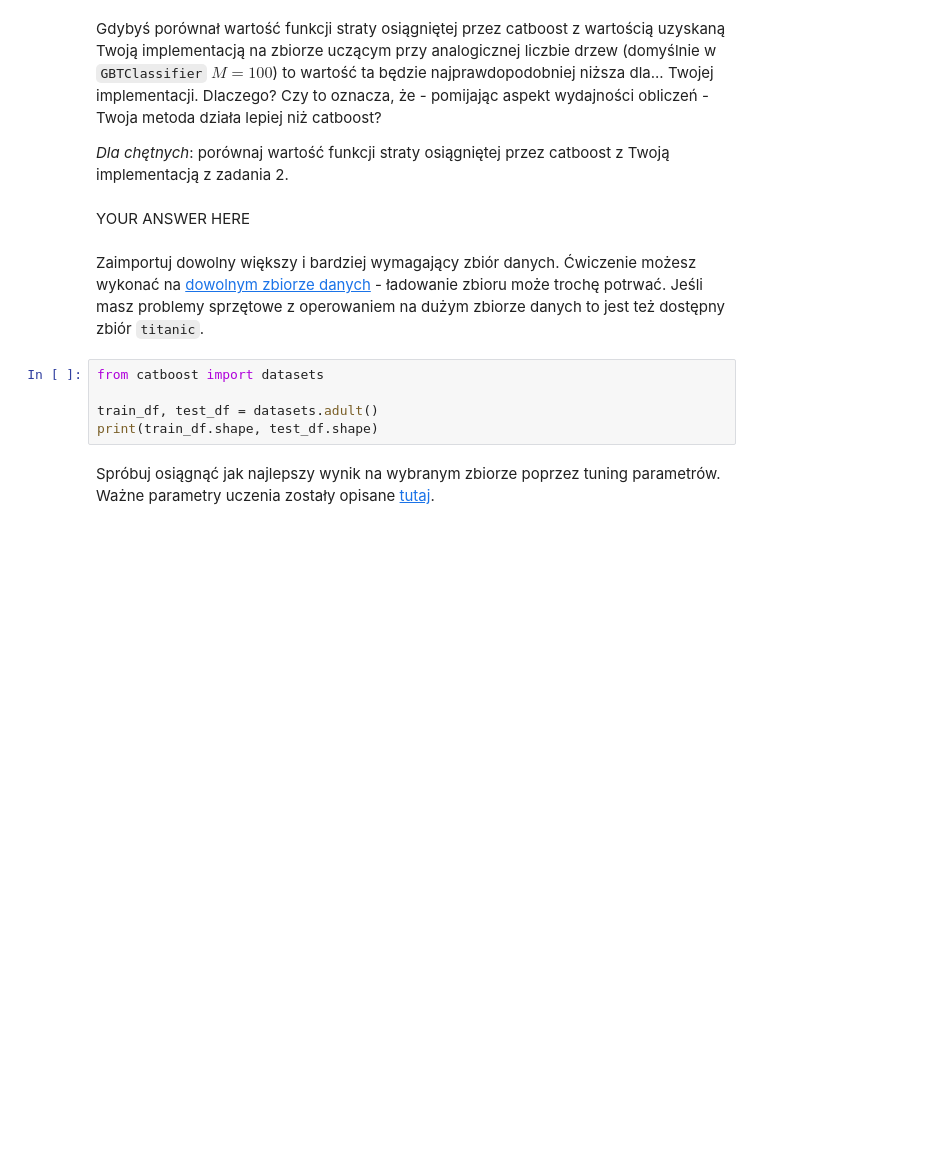
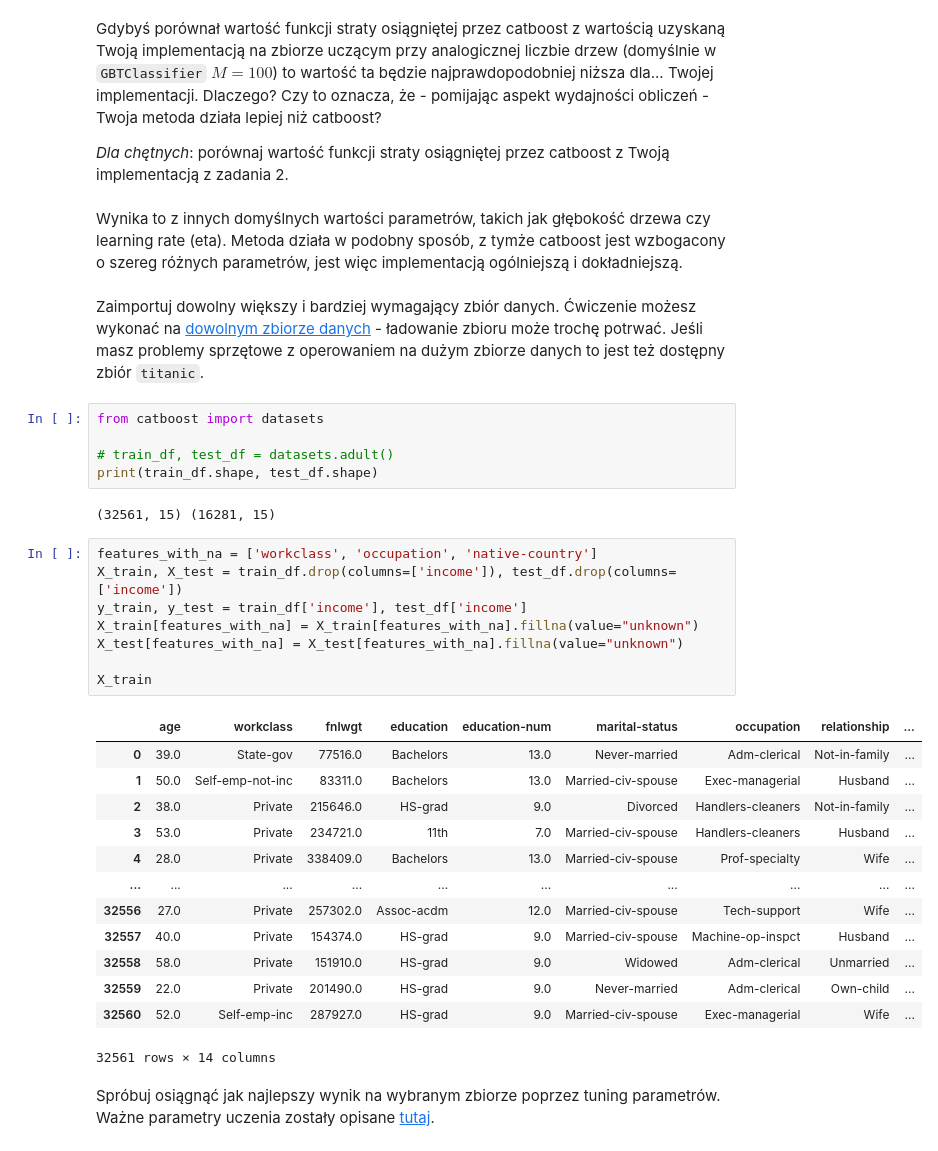
Before and after one commit to Michu-dev/ai-university-labs, a Jupyter notebook: Machine Learning/gbt/GBT.ipynb, the cells around one changed output. Saved outputs shown, nothing was run; the diff lists cells and outputs as text; blank space fills up the shorter version.

```diff
--- a/Machine Learning/gbt/GBT.ipynb
+++ b/Machine Learning/gbt/GBT.ipynb
@@ -251,14 +295,38 @@ Przykładowy kod ewaluuje działanie algorytmu na części uczącej. Podziel zbi
 Gdybyś porównał wartość funkcji straty osiągniętej przez catboost z wartością uzyskaną Twoją implementacją na zbiorze uczącym przy analogicznej liczbie drzew (domyślnie w `GBTClassifier` $M=100$) to wartość ta będzie najprawdopodobniej niższa dla... Twojej implementacji. Dlaczego? Czy to oznacza, że - pomijając aspekt wydajności obliczeń - Twoja metoda działa lepiej niż catboost?
 
 *Dla chętnych*: porównaj wartość funkcji straty osiągniętej przez catboost z Twoją implementacją z zadania 2.
-# %% [markdown]
-YOUR ANSWER HERE
+# %% [markdown]
+Wynika to z innych domyślnych wartości parametrów, takich jak głębokość drzewa czy learning rate (eta). Metoda działa w podobny sposób, z tymże catboost jest wzbogacony o szereg różnych parametrów, jest więc implementacją ogólniejszą i dokładniejszą.
 # %% [markdown]
 Zaimportuj dowolny większy i bardziej wymagający zbiór danych. Ćwiczenie możesz wykonać na [dowolnym zbiorze danych](https://catboost.ai/docs/concepts/python-reference_datasets.html) - ładowanie zbioru może trochę potrwać. Jeśli masz problemy sprzętowe z operowaniem na dużym zbiorze danych to jest też dostępny zbiór `titanic`.
 # %%
 from catboost import datasets
 
-train_df, test_df = datasets.adult()
+# train_df, test_df = datasets.adult()
 print(train_df.shape, test_df.shape)
+# %% [output]
+(32561, 15) (16281, 15)
+# %%
+features_with_na = ['workclass', 'occupation', 'native-country']
+X_train, X_test = train_df.drop(columns=['income']), test_df.drop(columns=['income'])
+y_train, y_test = train_df['income'], test_df['income']
+X_train[features_with_na] = X_train[features_with_na].fillna(value="unknown")
+X_test[features_with_na] = X_test[features_with_na].fillna(value="unknown")
+
+X_train
+# %% [output]
+|  | age | workclass | fnlwgt | education | education-num | marital-status | occupation | relationship | ... |
+| 0 | 39.0 | State-gov | 77516.0 | Bachelors | 13.0 | Never-married | Adm-clerical | Not-in-family | ... |
+| 1 | 50.0 | Self-emp-not-inc | 83311.0 | Bachelors | 13.0 | Married-civ-spouse | Exec-managerial | Husband | ... |
+| 2 | 38.0 | Private | 215646.0 | HS-grad | 9.0 | Divorced | Handlers-cleaners | Not-in-family | ... |
+| 3 | 53.0 | Private | 234721.0 | 11th | 7.0 | Married-civ-spouse | Handlers-cleaners | Husband | ... |
+| 4 | 28.0 | Private | 338409.0 | Bachelors | 13.0 | Married-civ-spouse | Prof-specialty | Wife | ... |
+| ... | ... | ... | ... | ... | ... | ... | ... | ... | ... |
+| 32556 | 27.0 | Private | 257302.0 | Assoc-acdm | 12.0 | Married-civ-spouse | Tech-support | Wife | ... |
+| 32557 | 40.0 | Private | 154374.0 | HS-grad | 9.0 | Married-civ-spouse | Machine-op-inspct | Husband | ... |
+| 32558 | 58.0 | Private | 151910.0 | HS-grad | 9.0 | Widowed | Adm-clerical | Unmarried | ... |
+| 32559 | 22.0 | Private | 201490.0 | HS-grad | 9.0 | Never-married | Adm-clerical | Own-child | ... |
+| 32560 | 52.0 | Self-emp-inc | 287927.0 | HS-grad | 9.0 | Married-civ-spouse | Exec-managerial | Wife | ... |
+32561 rows × 14 columns
 # %% [markdown]
 Spróbuj osiągnąć jak najlepszy wynik na wybranym zbiorze poprzez tuning parametrów. Ważne parametry uczenia zostały opisane [tutaj](https://catboost.ai/docs/concepts/python-reference_parameters-list.html).
```
Also changed, not shown: parts of 23 cells of this notebook, 10 other files.
